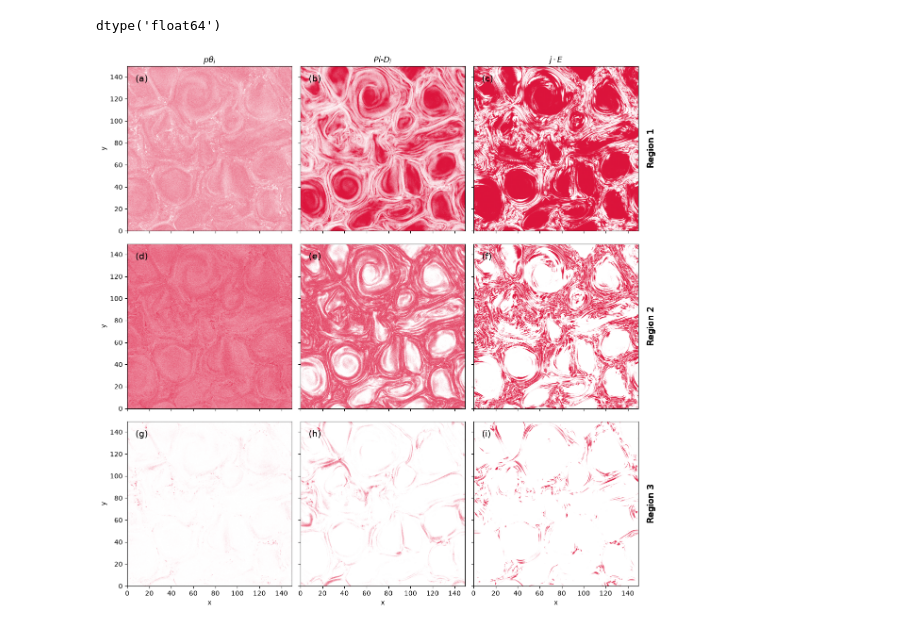
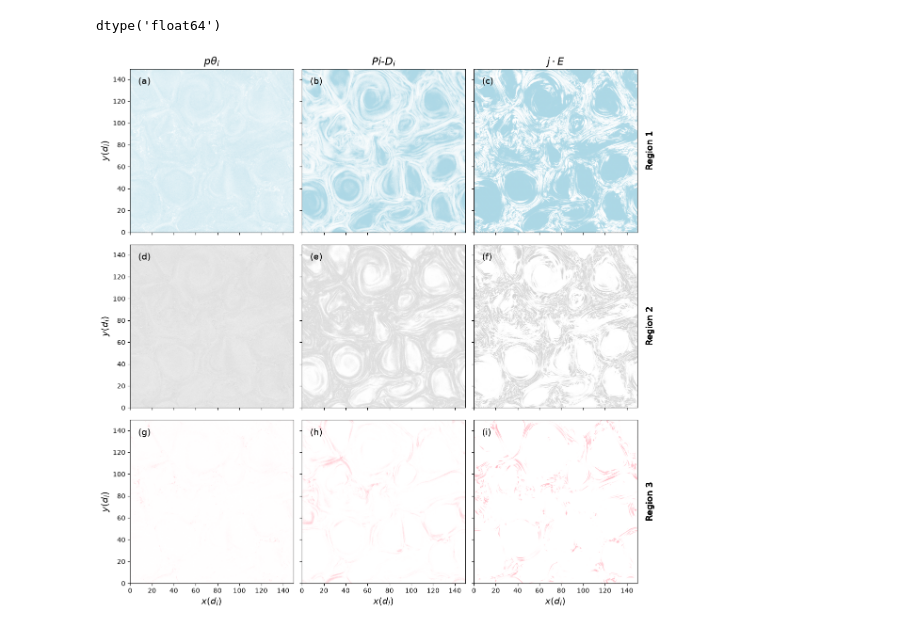
Before and after one commit to jgoodwill1/turbos, a Jupyter notebook: projects/scale_filter/nbs/SF_region.ipynb, the cells around one changed output. Saved outputs shown, nothing was run; the diff lists cells and outputs as text; code cells hidden in the pictures.

```diff
--- a/projects/scale_filter/nbs/SF_region.ipynb
+++ b/projects/scale_filter/nbs/SF_region.ipynb
@@ -63,8 +63,16 @@ import numpy as np
 import matplotlib.pyplot as plt
 from matplotlib.colors import ListedColormap
 
-cmap = ListedColormap(['crimson'])
-cmap.set_bad('white')
+cmap1 = ListedColormap(['lightblue'])
+cmap1.set_bad('white')
+
+cmap2 = ListedColormap(['lightgray'])
+cmap2.set_bad('white')
+
+cmap3 = ListedColormap(['lightpink'])
+cmap3.set_bad('white')
+
+cmaps = [cmap1, cmap2, cmap3]
 
 variables = [pthi_n, pidi_n, JE_n]
 
@@ -101,41 +109,41 @@ fig, ax = plt.subplots(3, 3, figsize=(12, 12), sharex=True, sharey=True)
 for row in range(3):
     for col in range(3):
         ax[row, col].set_box_aspect(1)
-        ax[row, col].imshow(masked_data[row, col], interpolation='auto', origin='lower', extent=(ds.x[0], ds.x[-1], ds.y[0], ds.y[-1]), cmap=cmap, vmin=0, vmax=1)
+        ax[row, col].imshow(masked_data[row, col], interpolation='auto', origin='lower', extent=(ds.x[0], ds.x[-1], ds.y[0], ds.y[-1]), cmap=cmaps[row], vmin=0, vmax=1)
 
         # masked_data[row, col].plot(
         #     ax=ax[row, col],
         #     cmap=cmap,
         #     vmin=0, vmax=1,
         #     add_colorbar=False,
         # )
 
         ax[row, col].text(
             0.05, 0.95, f'({chr(97 + row * 3 + col)})',
             transform=ax[row, col].transAxes,
             ha='left', va='top',
             fontsize=14,
         )
 
         for i, region in enumerate(["Region 1", "Region 2", "Region 3"]):
             ax[i, -1].text(
                 1.05, 0.5, region,
                 transform=ax[i, -1].transAxes,
                 rotation=90,
                 va="center",
                 ha="left",
                 fontsize=14
             )
 
-        ax[row, 0].set_ylabel('y')
-        ax[-1, col].set_xlabel('x')
+        ax[row, 0].set_ylabel(r'$y (d_i)$' , fontsize = 14)
+        ax[-1, col].set_xlabel(r'$x (d_i)$', fontsize = 14)
 
 
-ax[0, 0].set_title(r'$p \theta_i$')
-ax[0, 1].set_title(r'$Pi\text{-}D_i$')
-ax[0, 2].set_title(r'$j \cdot E$')
+ax[0, 0].set_title(r'$p \theta_i$', fontsize=16)
+ax[0, 1].set_title(r'$Pi\text{-}D_i$', fontsize=16)
+ax[0, 2].set_title(r'$j \cdot E$', fontsize=16)
 
 plt.tight_layout()
-fig.savefig('../fig/SF_region_t.png')
+fig.savefig('../fig/SF_region.png')
 # %% [output]
-[figure, old version]
+[figure, new version]
```
Also changed, not shown: 9 other files.
